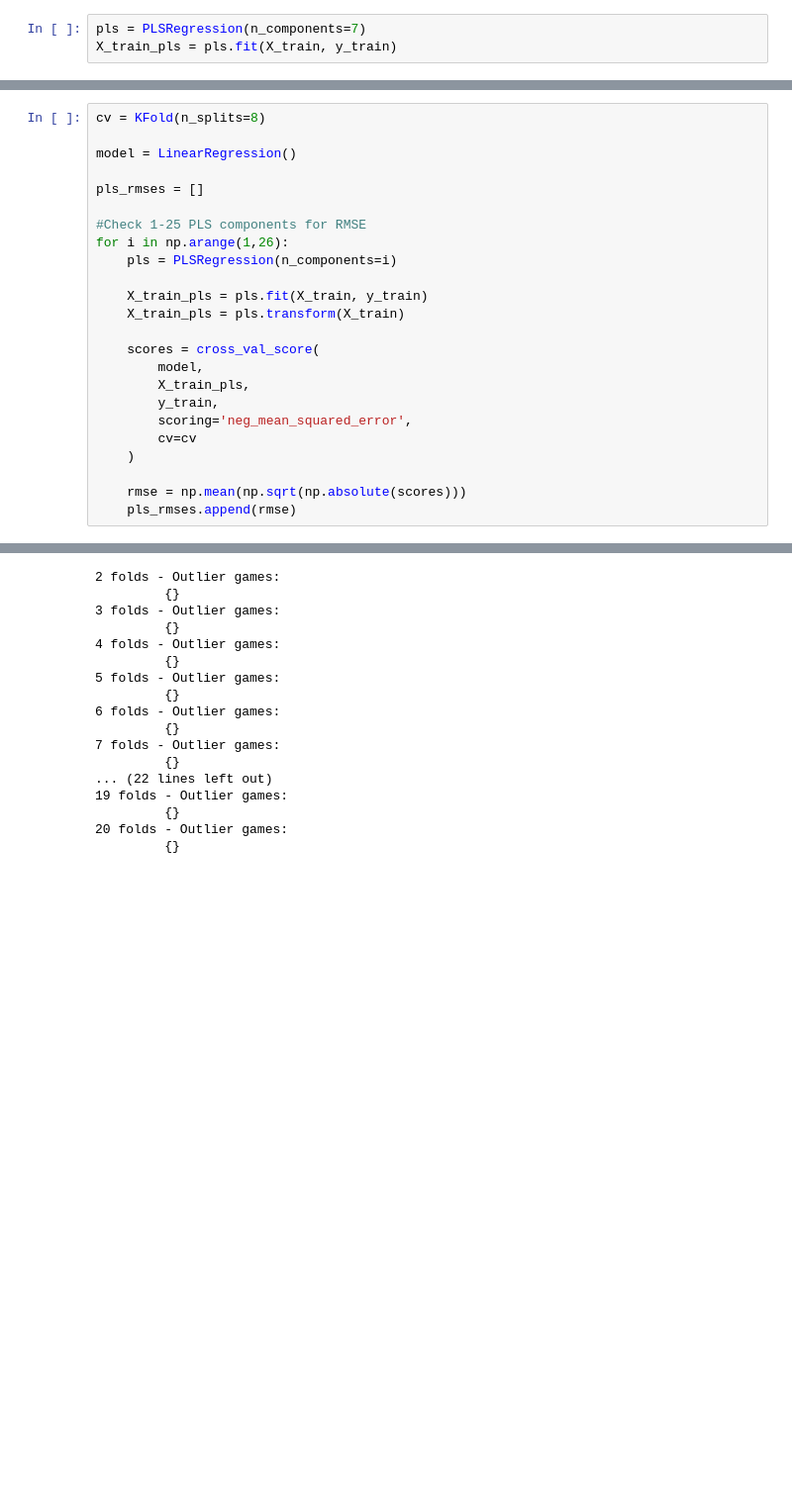
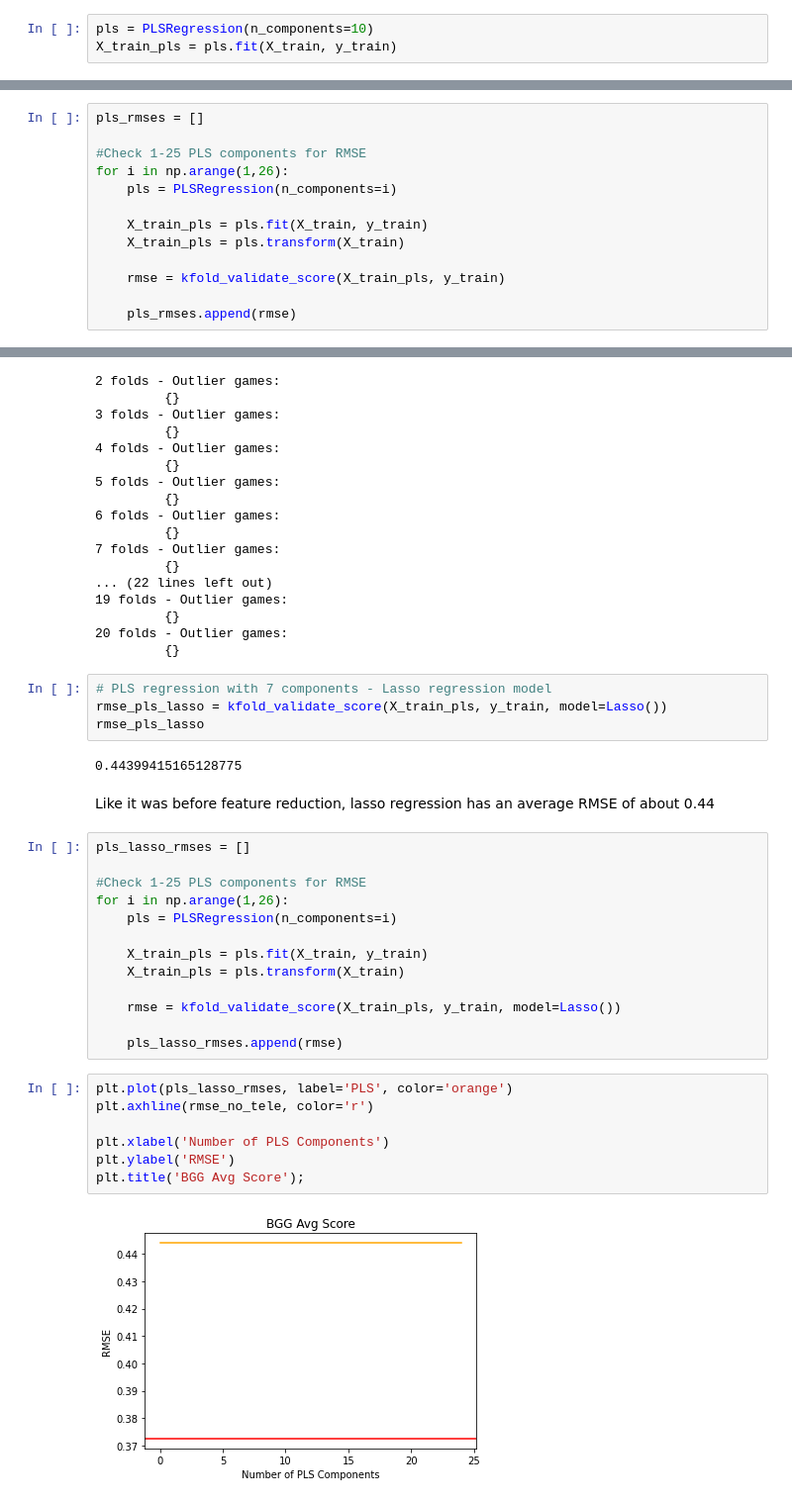
Before and after one commit to haddocksmack/bgg_ml, a Jupyter notebook: BGG_ML.ipynb, the cells around one changed output, grey strips where cells are left out. Shown: that part at 99% size. Cells and saved outputs as stored; diff of their text form; blank space fills up the shorter version.

Commit message:
Begin Lasso Regression testing

```diff
--- a/BGG_ML.ipynb
+++ b/BGG_ML.ipynb
@@ -353,7 +327,7 @@ All games receive a resonable predictive score with PRC
 # %% [markdown]
 ## Partial Least Squares Regression
 # %%
-pls = PLSRegression(n_components=7)
+pls = PLSRegression(n_components=10)
 X_train_pls = pls.fit(X_train, y_train)
 # %%
 X_train_pls = pls.transform(X_train)
@@ -379,10 +340,6 @@ rmse
 # %% [markdown]
 The RMSE is now below 0.30. This is a clear improvement using PLS.
 # %%
-cv = KFold(n_splits=8)
-
-model = LinearRegression()
-
 pls_rmses = []
 
 #Check 1-25 PLS components for RMSE
@@ -392,15 +349,8 @@ for i in np.arange(1,26):
     X_train_pls = pls.fit(X_train, y_train)
     X_train_pls = pls.transform(X_train)
 
-    scores = cross_val_score(
-        model,
-        X_train_pls,
-        y_train,
-        scoring='neg_mean_squared_error',
-        cv=cv
-    )
+    rmse = kfold_validate_score(X_train_pls, y_train)
 
-    rmse = np.mean(np.sqrt(np.absolute(scores)))
     pls_rmses.append(rmse)
 # %%
 plt.plot(pls_rmses, label='PLS', color='orange')
@@ -454,3 +404,33 @@ for i in range(2, 21):
          {}
 20 folds - Outlier games:
          {}
+# %%
+# PLS regression with 7 components - Lasso regression model
+rmse_pls_lasso = kfold_validate_score(X_train_pls, y_train, model=Lasso())
+rmse_pls_lasso
+# %% [output]
+0.44399415165128775
+# %% [markdown]
+Like it was before feature reduction, lasso regression has an average RMSE of about 0.44
+# %%
+pls_lasso_rmses = []
+
+#Check 1-25 PLS components for RMSE
+for i in np.arange(1,26):
+    pls = PLSRegression(n_components=i)
+
+    X_train_pls = pls.fit(X_train, y_train)
+    X_train_pls = pls.transform(X_train)
+
+    rmse = kfold_validate_score(X_train_pls, y_train, model=Lasso())
+
+    pls_lasso_rmses.append(rmse)
+# %%
+plt.plot(pls_lasso_rmses, label='PLS', color='orange')
+plt.axhline(rmse_no_tele, color='r')
+
+plt.xlabel('Number of PLS Components')
+plt.ylabel('RMSE')
+plt.title('BGG Avg Score');
+# %% [output]
+[figure, added]
```
Also changed, not shown: parts of 8 cells of this notebook.
